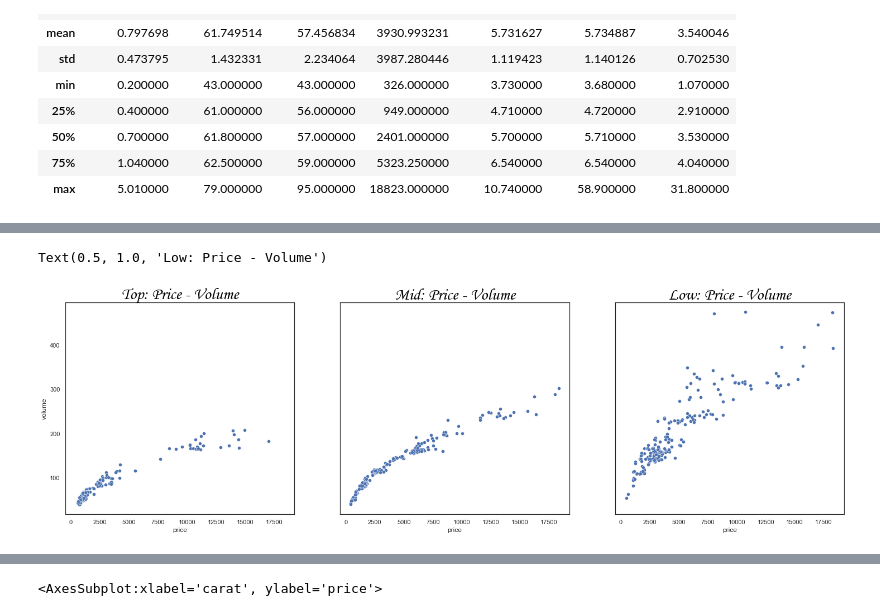
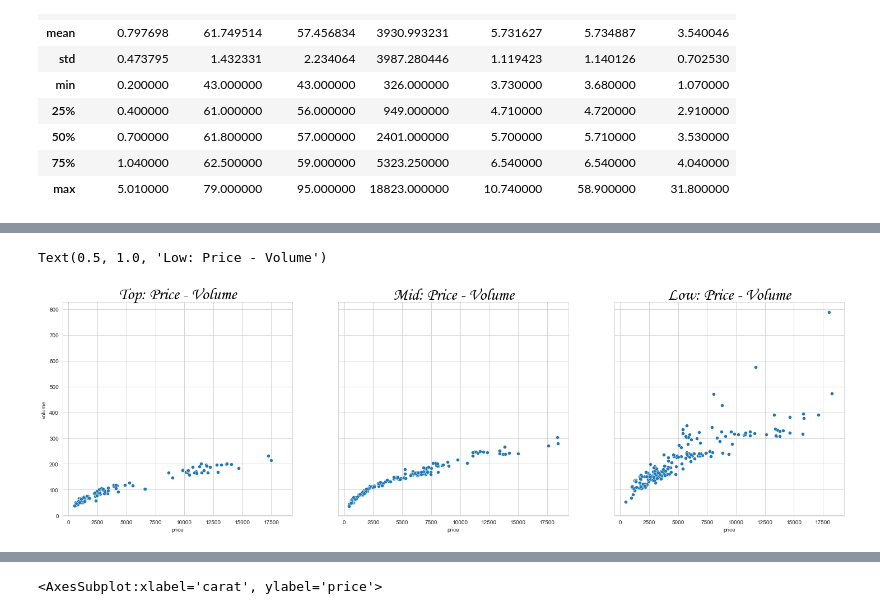
Before and after one commit to noamya-sh/Final-project-SemesterA, a Jupyter notebook: Diamonds-regression.ipynb, the cells around one changed output, grey strips where cells are left out. Cells and saved outputs as stored; diff of their text form; code cells hidden in the pictures.

```diff
--- a/Diamonds-regression.ipynb
+++ b/Diamonds-regression.ipynb
@@ -141,18 +159,23 @@ axes[0].axvline(150, ls='--',ymax=0.5)
 # %%
 top=data[(data['color'].isin(['D','E']))& (data['cut'].isin(['Ideal','Premium']))& (data['clarity'].isin(['IF','VVS1','VVS2']))]
 mid=data[(data['color'].isin(['F','G']))& (data['cut'].isin(['Good','Very Good']))& (data['clarity'].isin(['VS1','VS2']))]
 low=data[(data['color'].isin(['H','I','J']))& (data['cut'].isin(['Fair']))& (data['clarity'].isin(['SI1','SI2','I1']))]
-sns.set_style(style='white')
+
+
+# take a sample of 200 diamonds from each data.
+sns.set_style(style='whitegrid')
 t=top.sample(n=200)
 m=mid.sample(n=200)
 l=low.sample(n=200)
+
+#plot each data
 f, axes = plt.subplots(1, 3, figsize=(25, 7), sharey=True,sharex=True)
 ax = sns.scatterplot(x=t['price'], y=t['volume'],ax=axes[0])
 axes[0].set_title('Top: Price - Volume',fontdict={'fontsize': 30,'fontweight':20,'color':'black','fontfamily':'Monotype Corsiva'})
 ax = sns.scatterplot(x=m['price'],y=m['volume'],ax=axes[1])
 axes[1].set_title('Mid: Price - Volume',fontdict={'fontsize': 30,'fontweight':20,'color':'black','fontfamily':'Monotype Corsiva'})
 ax = sns.scatterplot(x=l['price'],y=l['volume'],ax=axes[2])
 axes[2].set_title('Low: Price - Volume',fontdict={'fontsize': 30,'fontweight':20,'color':'black','fontfamily':'Monotype Corsiva'})
 # %% [output]
 Text(0.5, 1.0, 'Low: Price - Volume')
-[figure, old version]
+[figure, new version]
```
Also changed, not shown: parts of 34 cells of this notebook.
